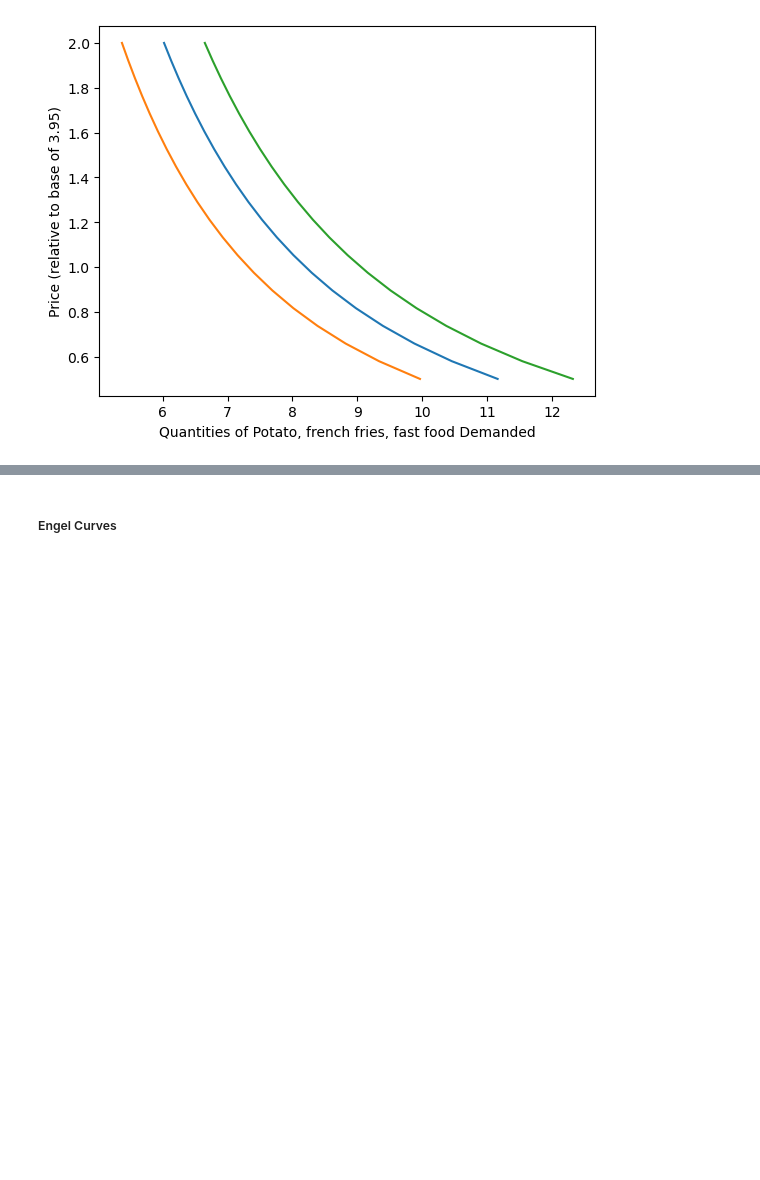
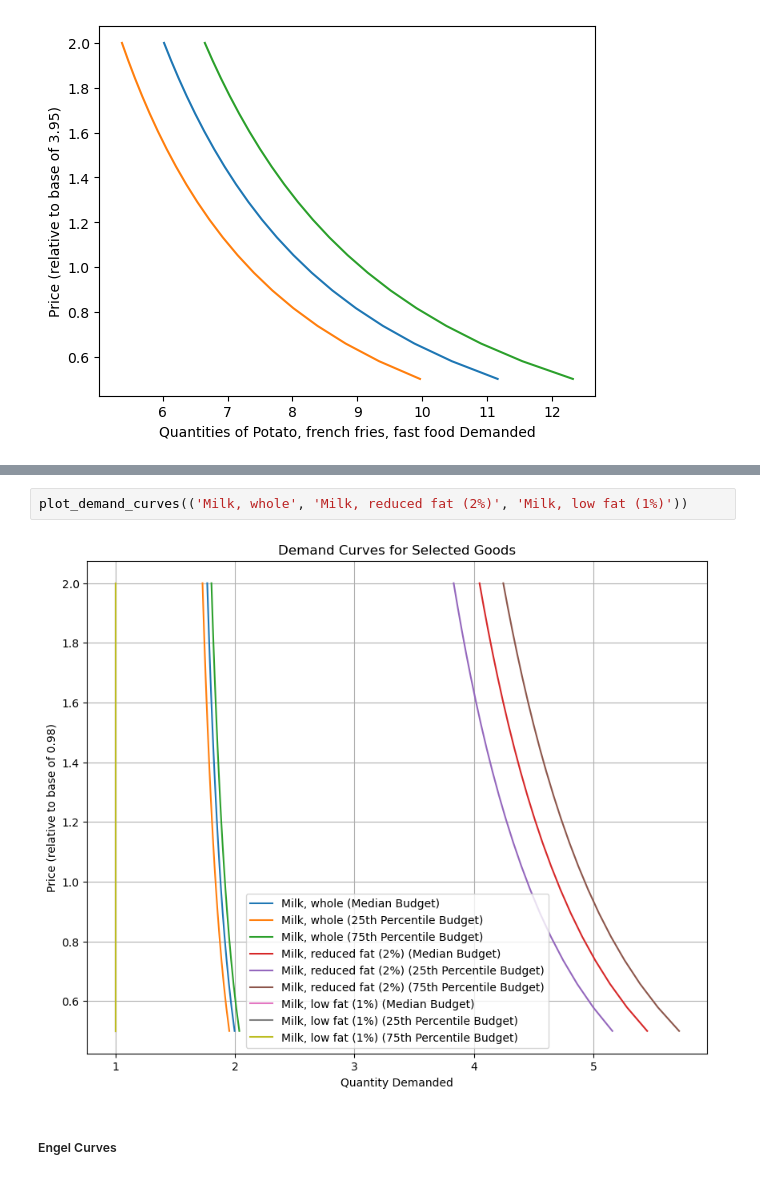
Before and after one commit to Reedhay/EEP153_Proj3, a Jupyter notebook: 2017_estimation_and_nutrition.ipynb, the cells around one changed output, grey strips where cells are left out. Cells and saved outputs as stored; diff of their text form; blank space fills up the shorter version.

```diff
--- a/2017_estimation_and_nutrition.ipynb
+++ b/2017_estimation_and_nutrition.ipynb
@@ -433,3 +491,7 @@ warnings.filterwarnings("ignore")
+# %%
+plot_demand_curves(('Milk, whole', 'Milk, reduced fat (2%)', 'Milk, low fat (1%)'))
+# %% [output]
+[figure, added]
 # %% [markdown]
 ##### Engel Curves
 # %% [markdown]
```
Also changed, not shown: parts of 2 cells of this notebook, 1 other file.
